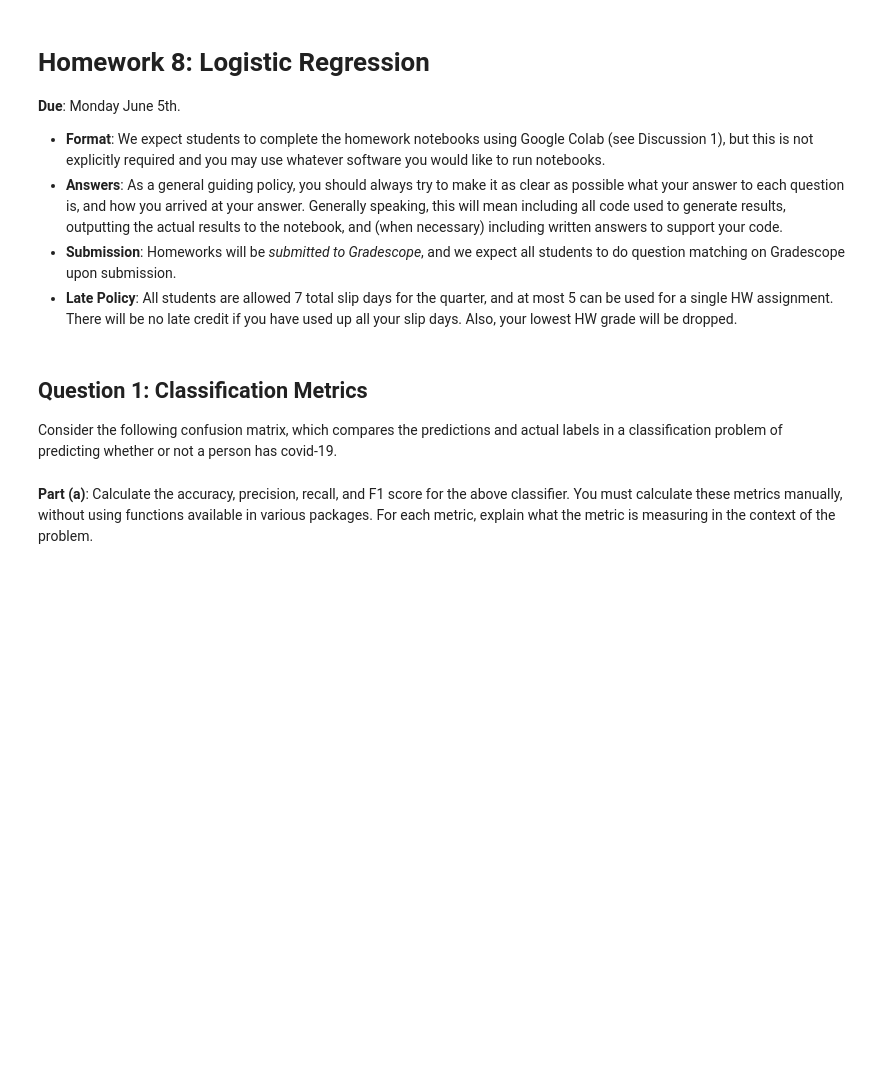
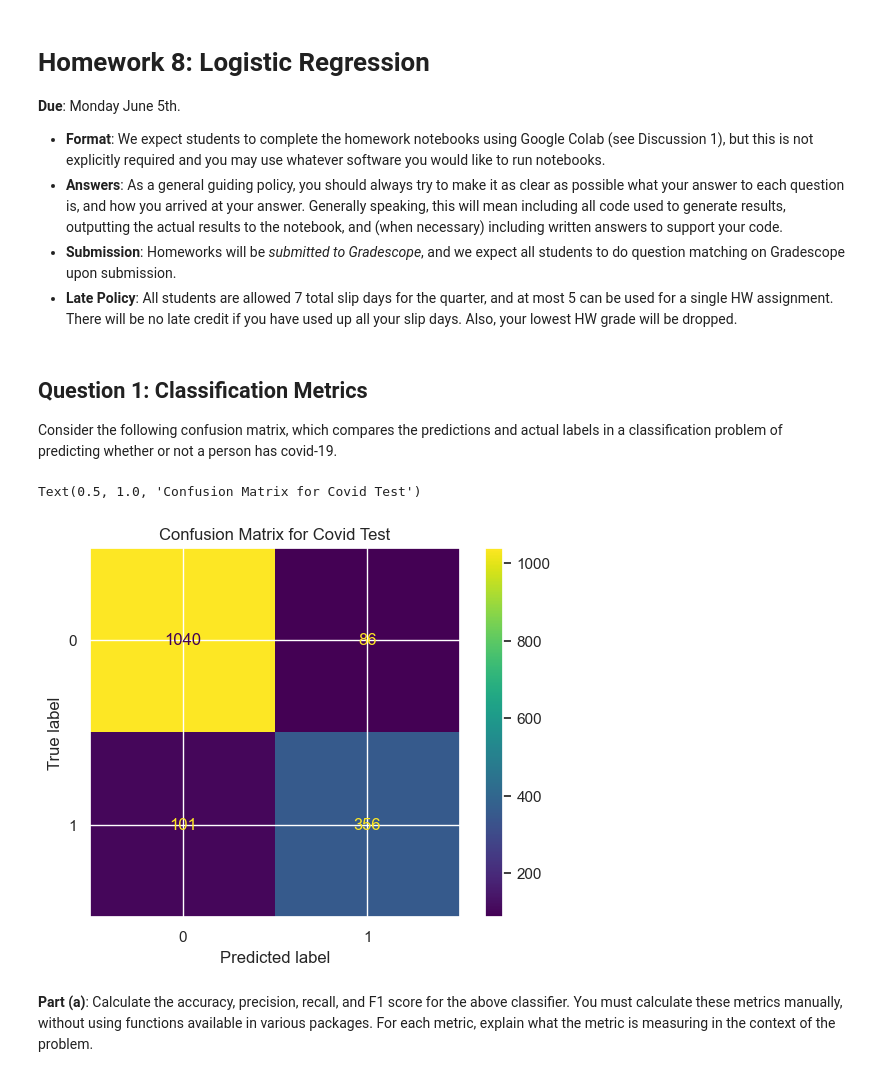
Before and after one commit to stanford-mse-125/homework, a Jupyter notebook: HW8.ipynb, the cells around one changed output. Saved outputs shown, nothing was run; the diff lists cells and outputs as text; code cells hidden in the pictures; blank space fills up the shorter version.

```diff
--- a/HW8.ipynb
+++ b/HW8.ipynb
@@ -19,6 +19,15 @@ sns.set_theme()
 ## Question 1: Classification Metrics
 
 Consider the following confusion matrix, which compares the predictions and actual labels in a classification problem of predicting whether or not a person has covid-19.
+# %%
+from sklearn.metrics import ConfusionMatrixDisplay
+
+cm = ConfusionMatrixDisplay(confusion_matrix=np.array([[1040, 86], [101, 356]]))
+cm.plot()
+plt.title("Confusion Matrix for Covid Test")
+# %% [output]
+Text(0.5, 1.0, 'Confusion Matrix for Covid Test')
+[figure, added]
 # %% [markdown]
 **Part (a)**: Calculate the accuracy, precision, recall, and F1 score for the above classifier. You must calculate these metrics manually, without using functions available in various packages. For each metric, explain what the metric is measuring in the context of the problem.
 # %% [markdown]
```
Also changed, not shown: parts of 1 cell of this notebook.
